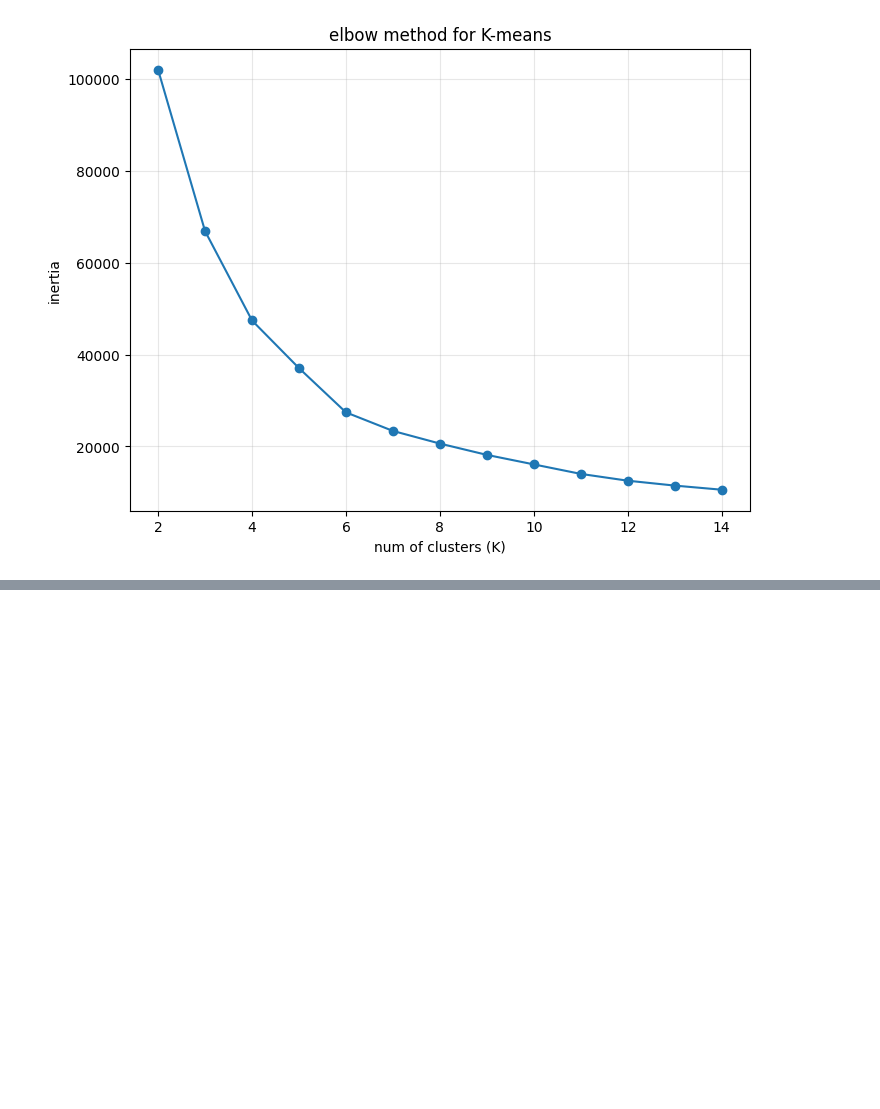
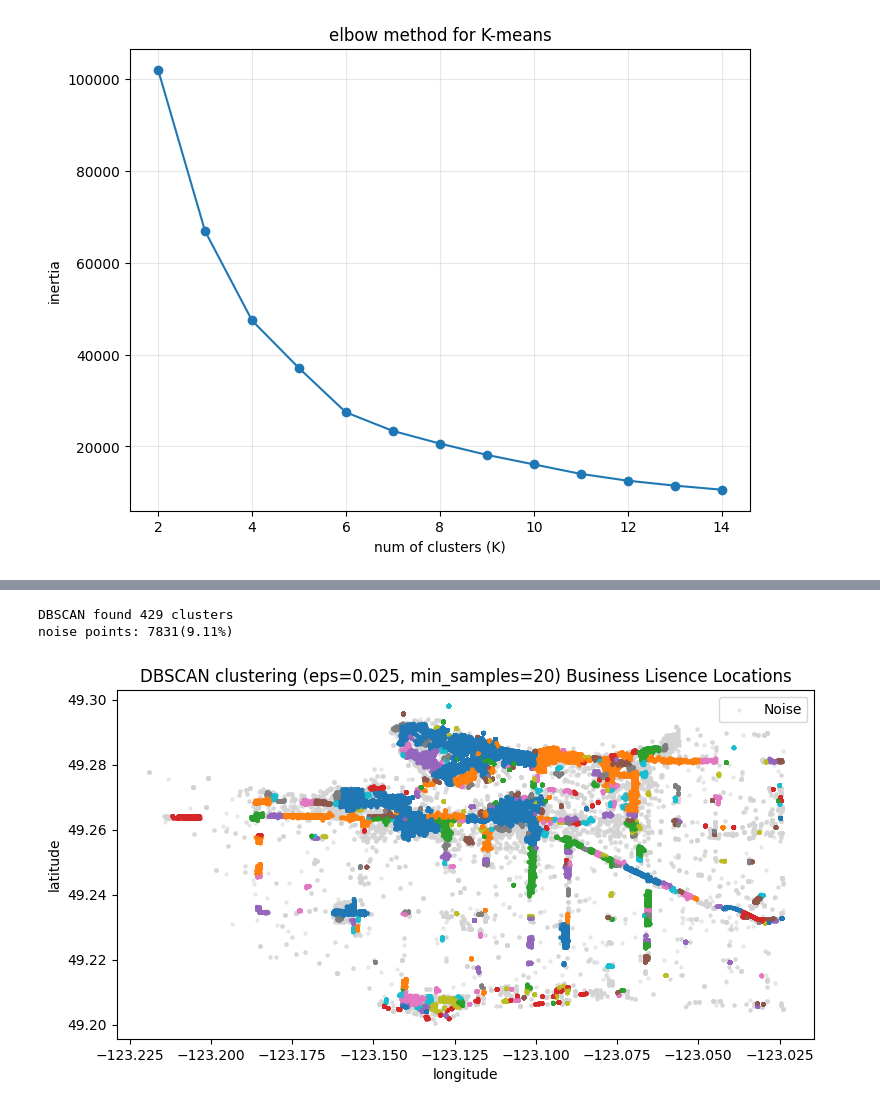
Before and after one commit to arriyan-aa/Assignment03, a Jupyter notebook: notebook.ipynb, the cells around one changed output, grey strips where cells are left out. Saved outputs shown, nothing was run; the diff lists cells and outputs as text; code cells hidden in the pictures; blank space fills up the shorter version.

```diff
--- a/notebook.ipynb
+++ b/notebook.ipynb
@@ -212,0 +228,26 @@ coords["kmeans_cluster"] = kmeans.fit_predict(coords_scaled)
+# %%
+#  choosing eps/min_samples
+dbscan = DBSCAN(eps=0.027,min_samples=20)
+coords["dbscan_cluster"]=dbscan.fit_predict(coords_scaled)
+n_clusters_dbscan=len(set(coords["dbscan_cluster"])) - (1 if -1 in coords["dbscan_cluster"].values else 0)
+n_noise =(coords["dbscan_cluster"]== -1).sum()
+print(f"DBSCAN found {n_clusters_dbscan} clusters")
+print(f"noise points: {n_noise}({n_noise/len(coords)*100:.2f}%)")
+plt.figure(figsize=(9, 8))
+
+# plotting noise points initially so that actual clusters are clearly visible over top
+noise_mask = coords["dbscan_cluster"]==-1
+plt.scatter(coords.loc[noise_mask, "lon"], coords.loc[noise_mask, "lat"],
+    c="lightgray", s=5, alpha=0.4, label="Noise")
+plt.scatter(coords.loc[~noise_mask, "lon"], coords.loc[~noise_mask, "lat"],
+    c=coords.loc[~noise_mask, "dbscan_cluster"], cmap="tab10", s=5, alpha=0.6)
+plt.xlabel("longitude")
+plt.ylabel("latitude")
+plt.title(f"DBSCAN clustering (eps=0.025, min_samples=20) Business Lisence Locations")
+plt.gca().set_aspect("equal")
+plt.legend()
+plt.show()
+# %% [output]
+DBSCAN found 429 clusters
+noise points: 7831(9.11%)
+[figure, added]
```
Also changed, not shown: parts of 4 cells of this notebook.
